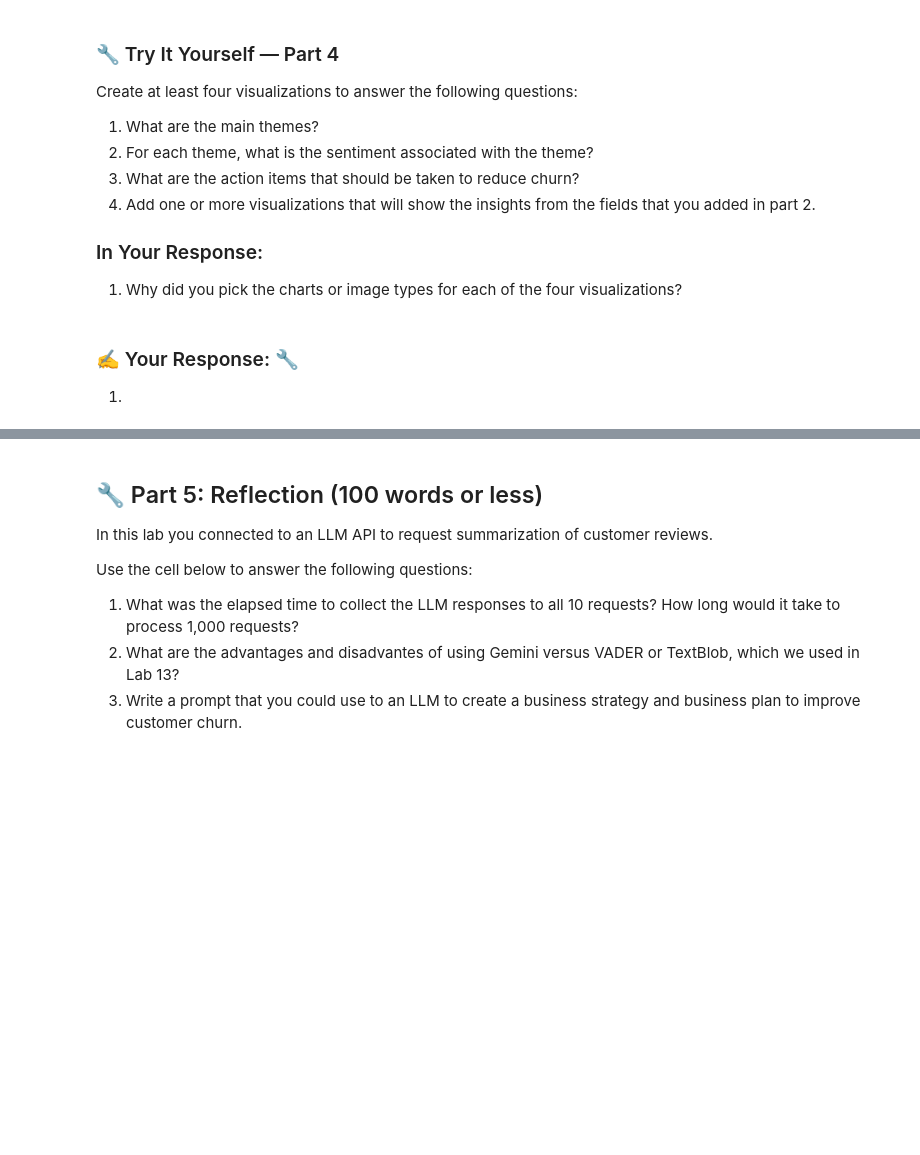
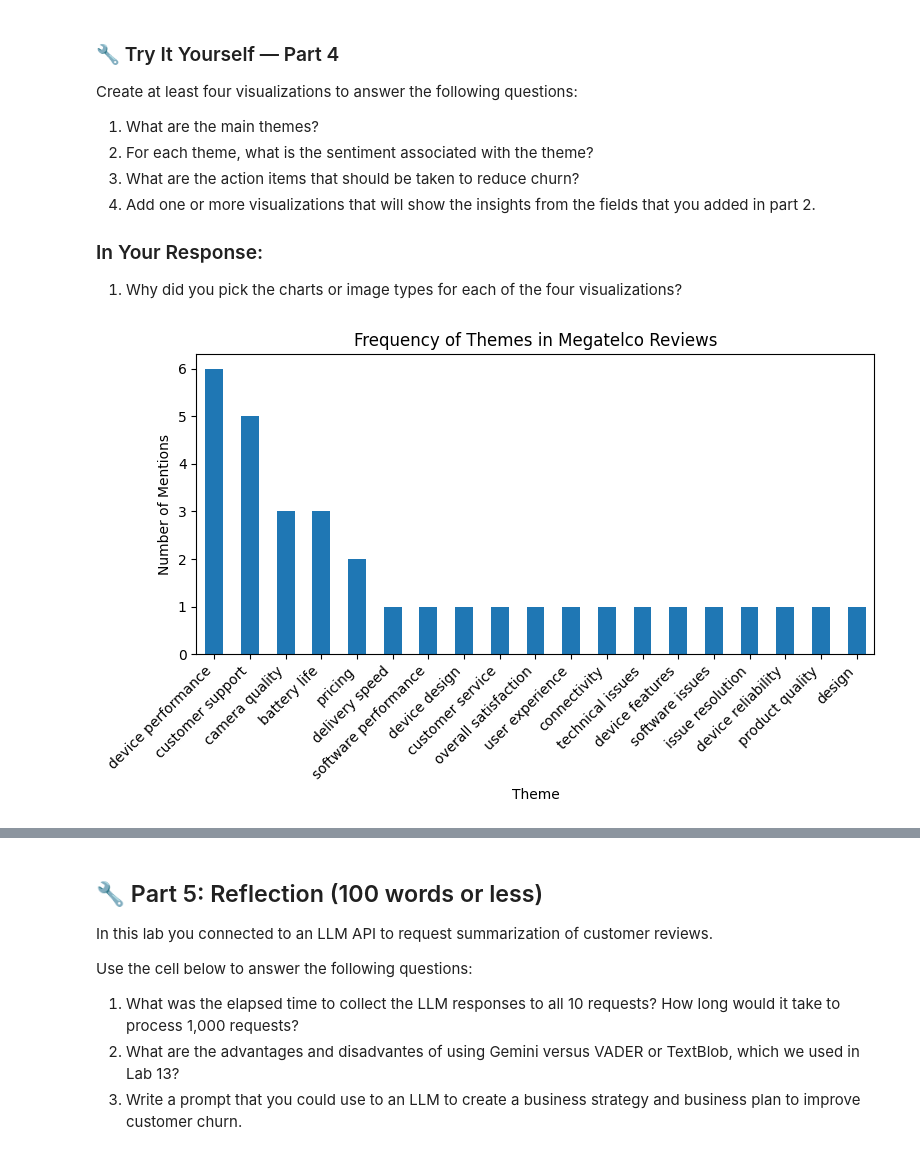
Before and after one commit to ANK016/codepath-fretwork, a Jupyter notebook: Labs/lab_14_API.ipynb, the cells around one changed output, grey strips where cells are left out. Cells and saved outputs as stored; diff of their text form; code cells hidden in the pictures; blank space fills up the shorter version.

```diff
--- a/Labs/lab_14_API.ipynb
+++ b/Labs/lab_14_API.ipynb
@@ -188,0 +346,10 @@ Summarize the sentiment and most important points in the following user review f
+# %%
+first_row = df.iloc[0]
+test_prompt = build_megatelco_prompt_json(first_row)
+
+test_response = model.generate_content(test_prompt)
+print("Raw response:\n", test_response.text)
+
+# Try parsing JSON
+test_result = json.loads(test_response.text)
+test_result
@@ -188,0 +400,3 @@ Summarize the sentiment and most important points in the following user review f
+# %%
+df = gemini_df
+df.head()
@@ -208,3 +430,18 @@ Create at least four visualizations to answer the following questions:
-# %% [markdown]
-### ✍️ Your Response: 🔧
-1.
+# %%
+# 🔧 Enter your code here
+import matplotlib.pyplot as plt
+import seaborn as sns
+df_themes = df.explode("themes").copy()
+df_themes = df_themes.dropna(subset=["themes"])
+theme_counts = df_themes["themes"].value_counts()
+
+plt.figure(figsize=(8, 5))
+theme_counts.plot(kind="bar")
+plt.title("Frequency of Themes in Megatelco Reviews")
+plt.xlabel("Theme")
+plt.ylabel("Number of Mentions")
+plt.xticks(rotation=45, ha="right")
+plt.tight_layout()
+plt.show()
+# %% [output]
+[figure, added]
```
Also changed, not shown: parts of 22 cells of this notebook.
